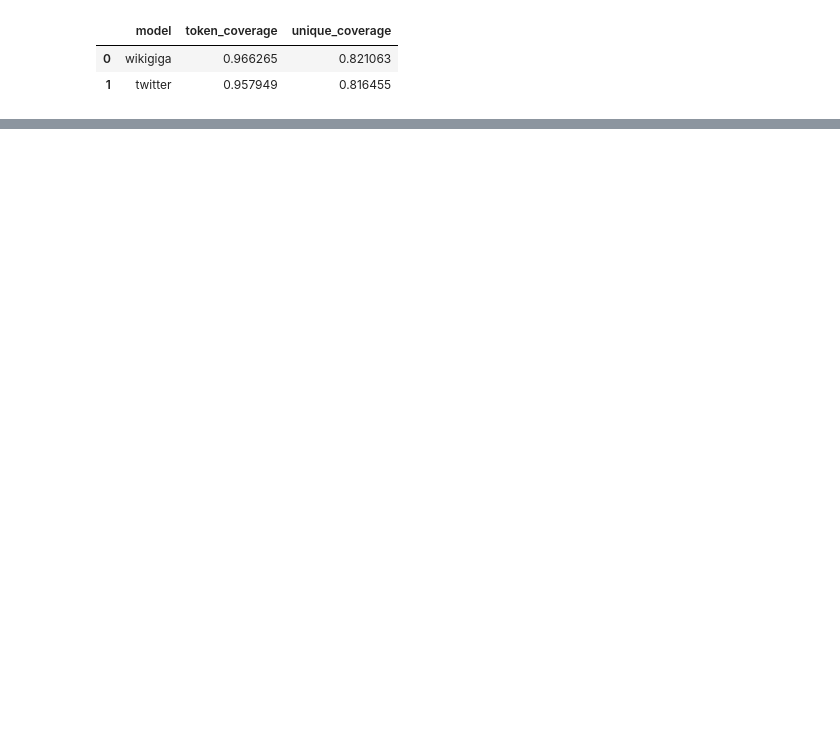
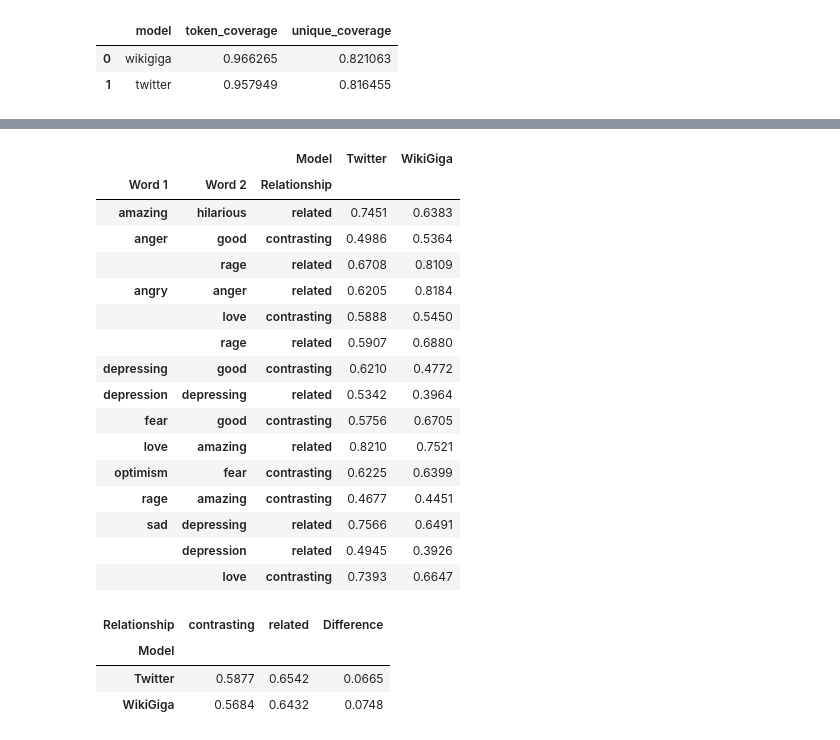
Before and after one commit to samueladrados/nlp_first_assignment, a Jupyter notebook: part2/embed_experiments.ipynb, the cells around one changed output, grey strips where cells are left out. Saved outputs shown, nothing was run; the diff lists cells and outputs as text; code cells hidden in the pictures; blank space fills up the shorter version.

```diff
--- a/part2/embed_experiments.ipynb
+++ b/part2/embed_experiments.ipynb
@@ -28,6 +28,14 @@ from part2.embeddings import (
     topk_ids,
     train_embed_pool
 )
+# %%
+wiki = load_embeddings("wikigiga")
+twitter = load_embeddings("twitter")
+
+models = {
+    "WikiGiga": wiki,
+    "Twitter": twitter
+}
 # %%
 dataset = load_dataset("cardiffnlp/tweet_eval", "emotion")
 
@@ -108,0 +442,70 @@ e.g. GloVe vs FastText
+# %%
+pair_results = []
+
+for word1, word2, relationship in word_pairs:
+
+    for name, emb_model in models.items():
+
+        if word1 not in emb_model.vocab or word2 not in emb_model.vocab:
+            print(f"Skipping {word1}, {word2} for {name}")
+            continue
+
+        v1 = emb_model.embed_word(word1)
+        v2 = emb_model.embed_word(word2)
+
+        similarity = cos_similarity(v1, v2)
+
+        pair_results.append({
+            "Word 1": word1,
+            "Word 2": word2,
+            "Relationship": relationship,
+            "Model": name,
+            "Cosine similarity": similarity
+        })
+
+pairs_df = pd.DataFrame(pair_results)
+
+display(
+    pairs_df.pivot(
+        index=["Word 1", "Word 2", "Relationship"],
+        columns="Model",
+        values="Cosine similarity"
+    ).round(4)
+)
+# %% [output]
+|  |  | Model | Twitter | WikiGiga |
+| Word 1 | Word 2 | Relationship |  |  |
+| amazing | hilarious | related | 0.7451 | 0.6383 |
+| anger | good | contrasting | 0.4986 | 0.5364 |
+|  | rage | related | 0.6708 | 0.8109 |
+| angry | anger | related | 0.6205 | 0.8184 |
+|  | love | contrasting | 0.5888 | 0.5450 |
+|  | rage | related | 0.5907 | 0.6880 |
+| depressing | good | contrasting | 0.6210 | 0.4772 |
+| depression | depressing | related | 0.5342 | 0.3964 |
+| fear | good | contrasting | 0.5756 | 0.6705 |
+| love | amazing | related | 0.8210 | 0.7521 |
+| optimism | fear | contrasting | 0.6225 | 0.6399 |
+| rage | amazing | contrasting | 0.4677 | 0.4451 |
+| sad | depressing | related | 0.7566 | 0.6491 |
+|  | depression | related | 0.4945 | 0.3926 |
+|  | love | contrasting | 0.7393 | 0.6647 |
+# %%
+pair_summary = (
+    pairs_df
+    .groupby(["Model", "Relationship"])["Cosine similarity"]
+    .mean()
+    .unstack()
+)
+
+pair_summary["Difference"] = (
+    pair_summary["related"] -
+    pair_summary["contrasting"]
+)
+
+display(pair_summary.round(4))
+# %% [output]
+| Relationship | contrasting | related | Difference |
+| Model |  |  |  |
+| Twitter | 0.5877 | 0.6542 | 0.0665 |
+| WikiGiga | 0.5684 | 0.6432 | 0.0748 |
```
Also changed, not shown: parts of 29 cells of this notebook.
